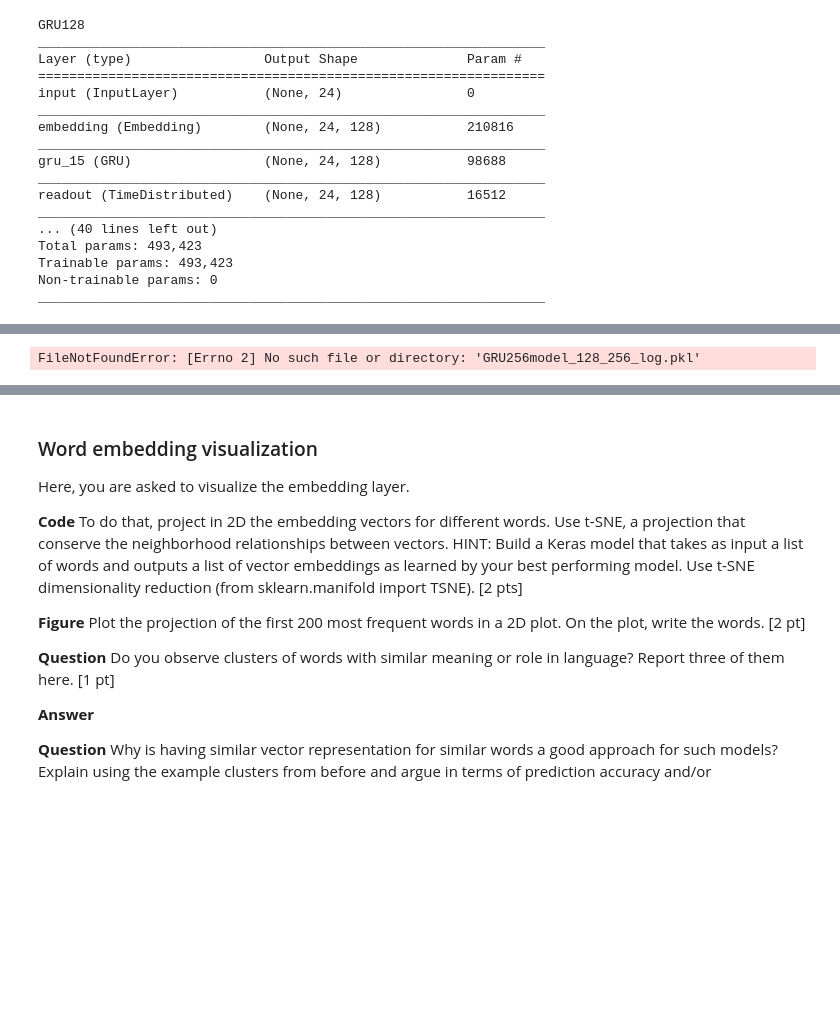
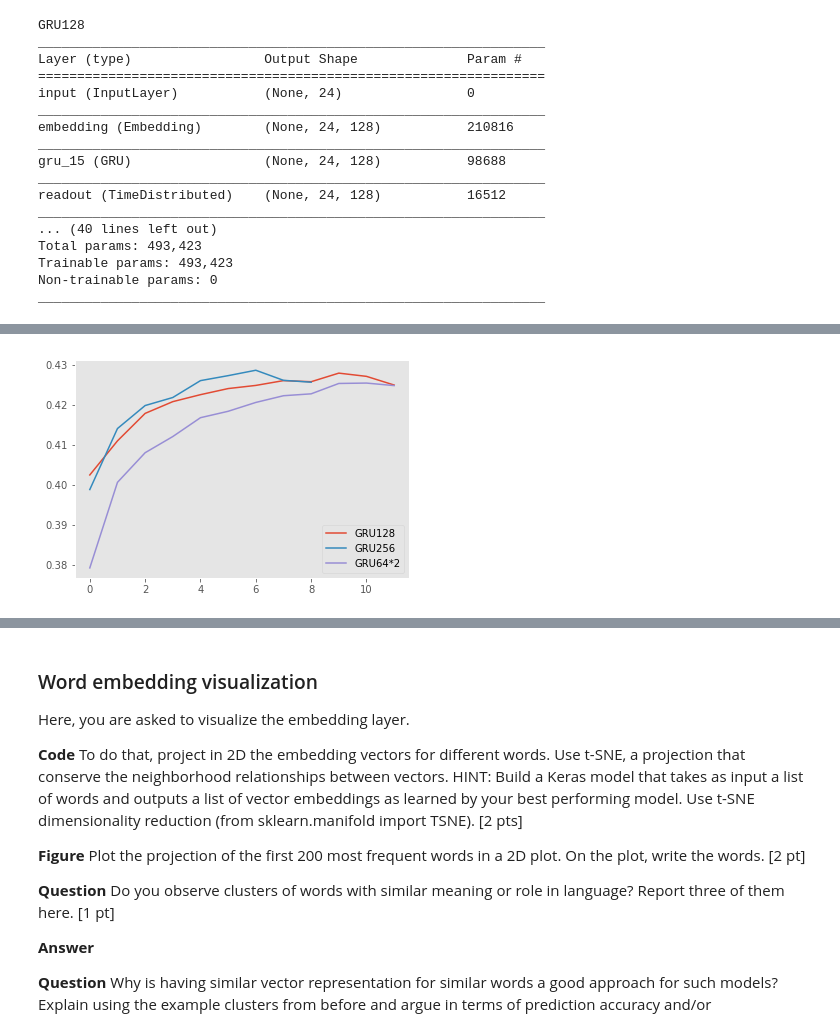
Before and after one commit to serifsonerserbest/ANN, a Jupyter notebook: miniproject2_ChatBot.ipynb, the cells around one changed output, grey strips where cells are left out. Cells and saved outputs as stored; diff of their text form; code cells hidden in the pictures; blank space fills up the shorter version.

```diff
--- a/miniproject2_ChatBot.ipynb
+++ b/miniproject2_ChatBot.ipynb
@@ -638,15 +620,17 @@ with open("GRU128model_"+str(embedding_size)+'_'+str(128)+"_log.pkl", "rb") as f
     GRU128model_log = pickle.load(file)
 GRU128model = load_model("GRU128model_"+str(embedding_size)+'_'+str(128))
 
-with open("GRU256model_"+str(embedding_size)+'_'+str(256)+"_log.pkl", "rb") as file:
+with open("GRU256model_"+str(embedding_size)+'_'+str(64)+"_log.pkl", "rb") as file:
     GRU256model_log = pickle.load(file)
-GRU256model = load_model("GRU256model_"+str(embedding_size)+'_'+str(256))
+GRU256model = load_model("GRU256model_"+str(embedding_size)+'_'+str(64))
 
 with open("GRU64model_"+str(embedding_size)+'_'+str(64)+"_log.pkl", "rb") as file:
     GRU64model_log = pickle.load(file)
 GU64model = load_model("GRU64model_"+str(embedding_size)+'_'+str(64))
-# %% [output]
-FileNotFoundError: [Errno 2] No such file or directory: 'GRU256model_128_256_log.pkl'
+# %%
+compare(logs=[GRU128model_log, GRU256model_log, GRU64model_log],names=['GRU128', 'GRU256', 'GRU64*2'])
+# %% [output]
+[figure, added]
 # %% [markdown]
 ### Generate sentences
 
```
Also changed, not shown: parts of 13 cells of this notebook.
